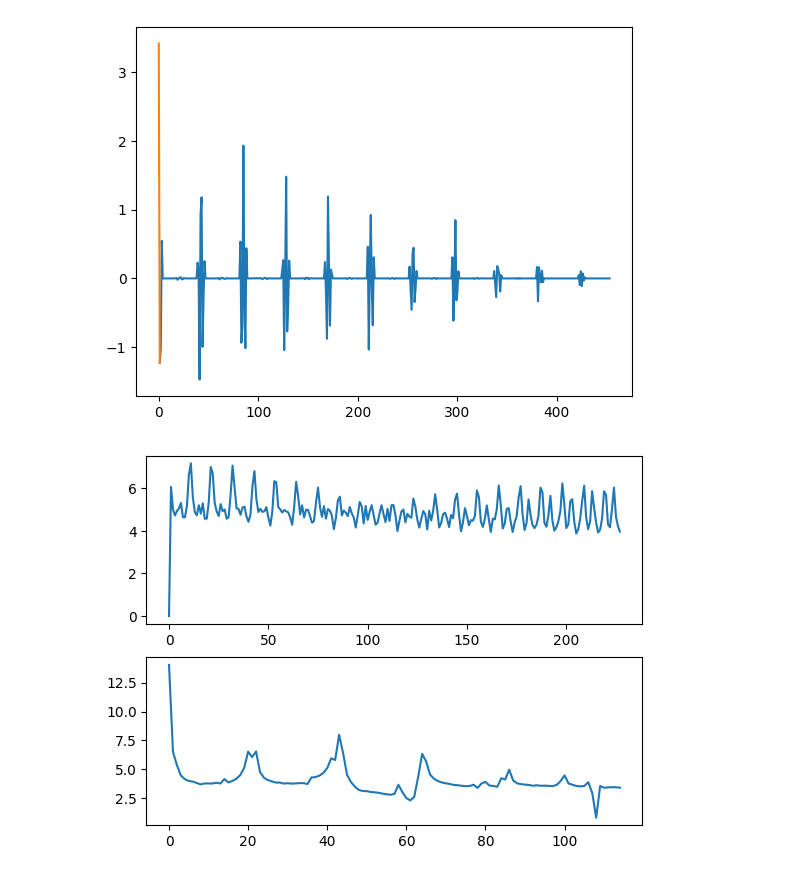
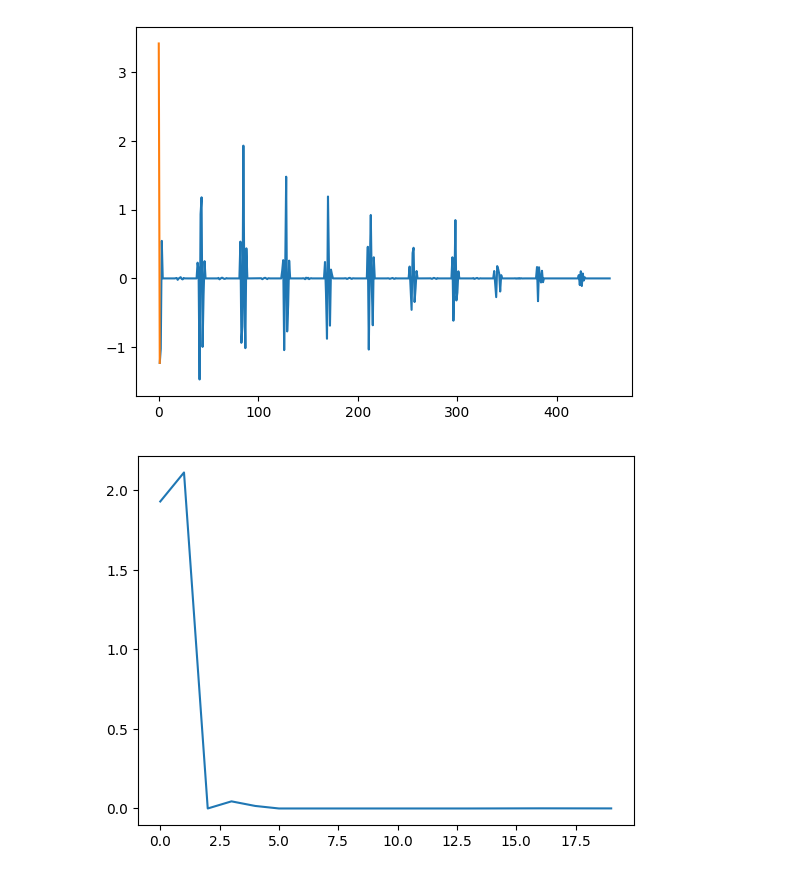
Before and after one commit to aji/yin-yang-extractor, a Jupyter notebook: notebooks/grid_bounds.ipynb, the cells around one changed output. Drawn from its saved outputs; the diff is of its cells as text; code cells hidden in the pictures.

```diff
--- a/notebooks/grid_bounds.ipynb
+++ b/notebooks/grid_bounds.ipynb
@@ -72,14 +72,10 @@ plt.show()
 # %% [output]
 [figure]
 # %%
-sig = corr**2
-corr_spec = np.abs(scipy.fft.rfft(sig))**2
-corr_spec[0] = 1
-corr_spec = np.log(corr_spec)
-corr_ceps = np.abs(scipy.fft.rfft(corr_spec))**2
-fig, (ax1, ax2) = plt.subplots(2, 1)
-ax1.plot(corr_spec)
-ax2.plot(np.log(corr_ceps))
+peak = float(np.argmax(corr[1:]) + 1)
+subharms = np.array([1.0 / x for x in range(1,int(peak/4))])
+values = np.interp(peak * subharms, np.arange(len(corr)), corr) / subharms
+plt.plot(np.arange(len(values)), values)
 plt.show()
 # %% [output]
-[figure, old version]
+[figure, new version]
```
Also changed, not shown: 16 other files.
